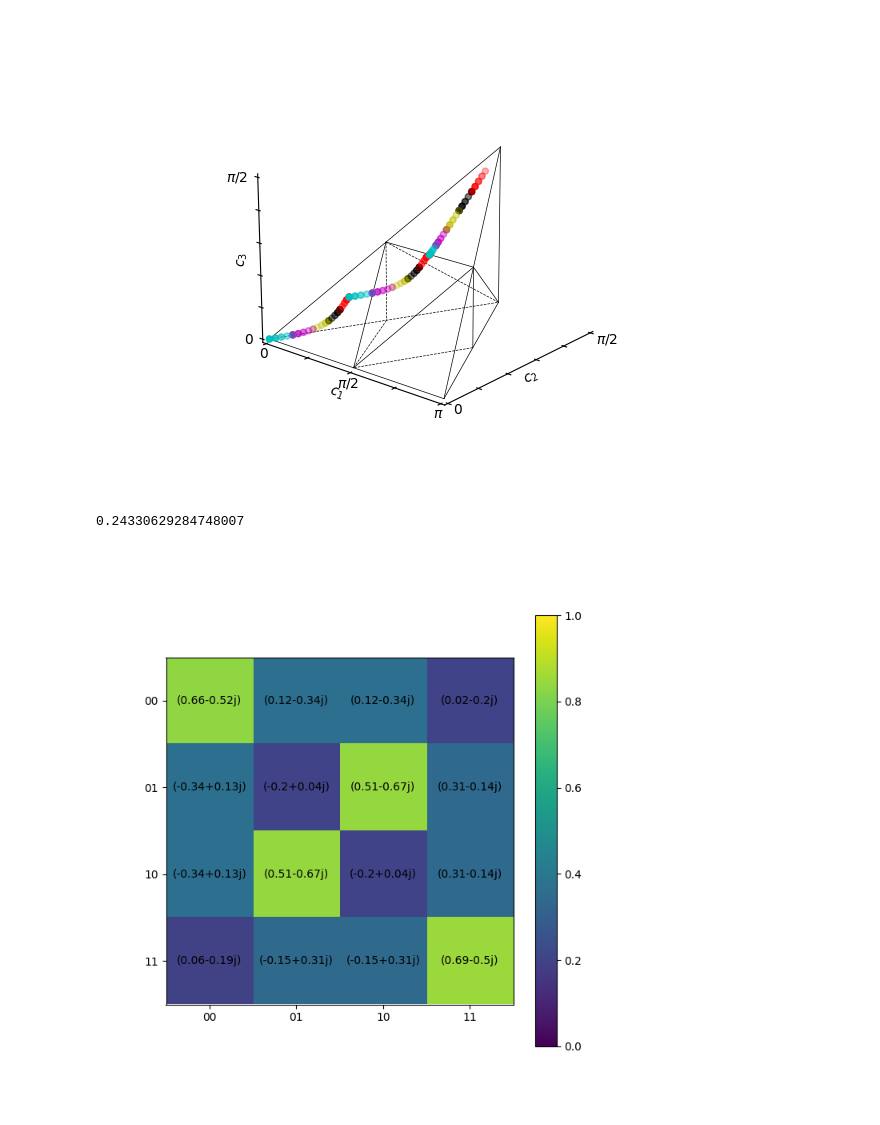
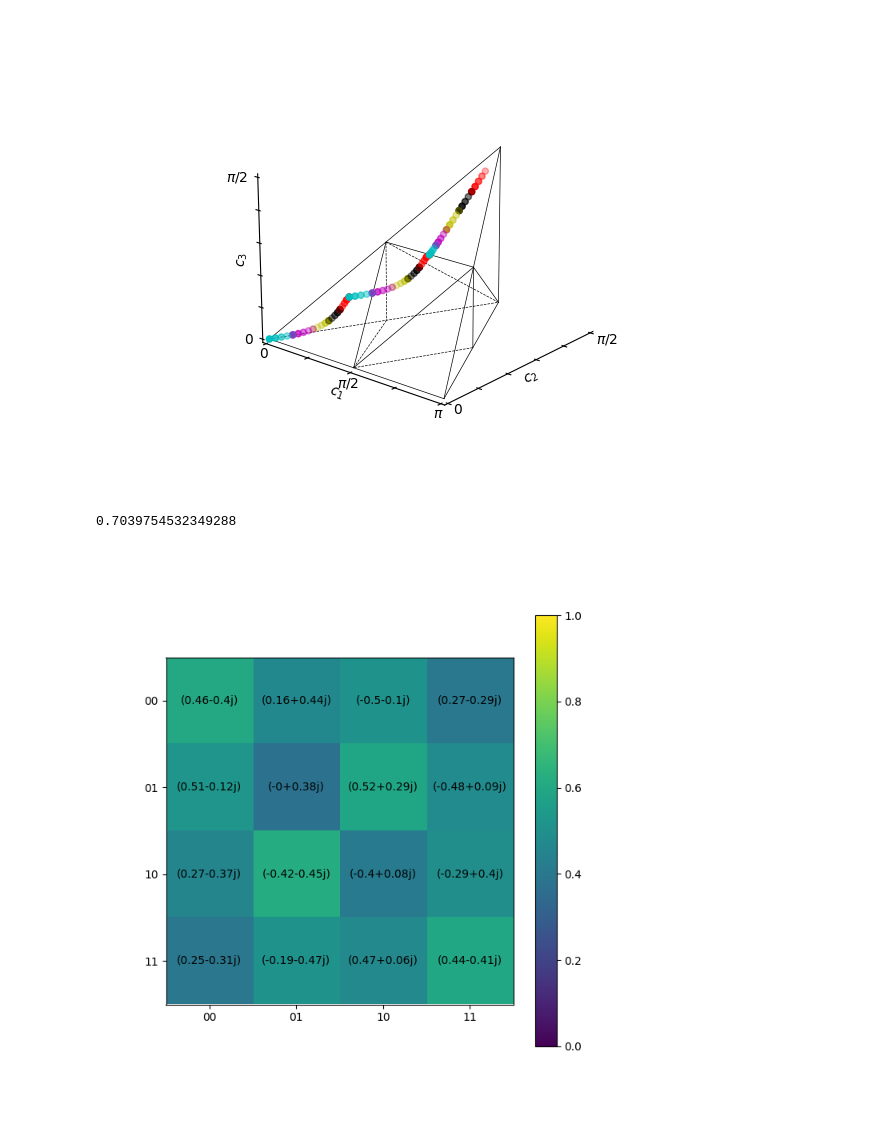
Before and after one commit to Pitt-JonesLab/slam_decomposition, a Jupyter notebook: slam/scripts/parallel_drive_playground.ipynb, the cells around one changed output. Saved outputs shown, nothing was run; the diff lists cells and outputs as text; code cells hidden in the pictures.

```diff
--- a/slam/scripts/parallel_drive_playground.ipynb
+++ b/slam/scripts/parallel_drive_playground.ipynb
@@ -210,11 +202,11 @@ coordinate_2dlist_weyl(*pdgw4.coordinate_list);
 # %%
 # plot final unitary
 from slam.utils.visualize import plotMatrix
 from slam.cost_function import SquareCost
 c = SquareCost()
-print(c.unitary_fidelity(target, pdgw3.final_unitary))
-c1c2c3(pdgw3.final_unitary)
-plotMatrix(pdgw3.final_unitary);
+print(c.unitary_fidelity(target, pdgw4.final_unitary))
+c1c2c3(pdgw4.final_unitary)
+plotMatrix(pdgw4.final_unitary);
 # %% [output]
-0.24330629284748007
+0.7039754532349288
-[figure, old version]
+[figure, new version]
```
Also changed, not shown: parts of 2 cells of this notebook.
